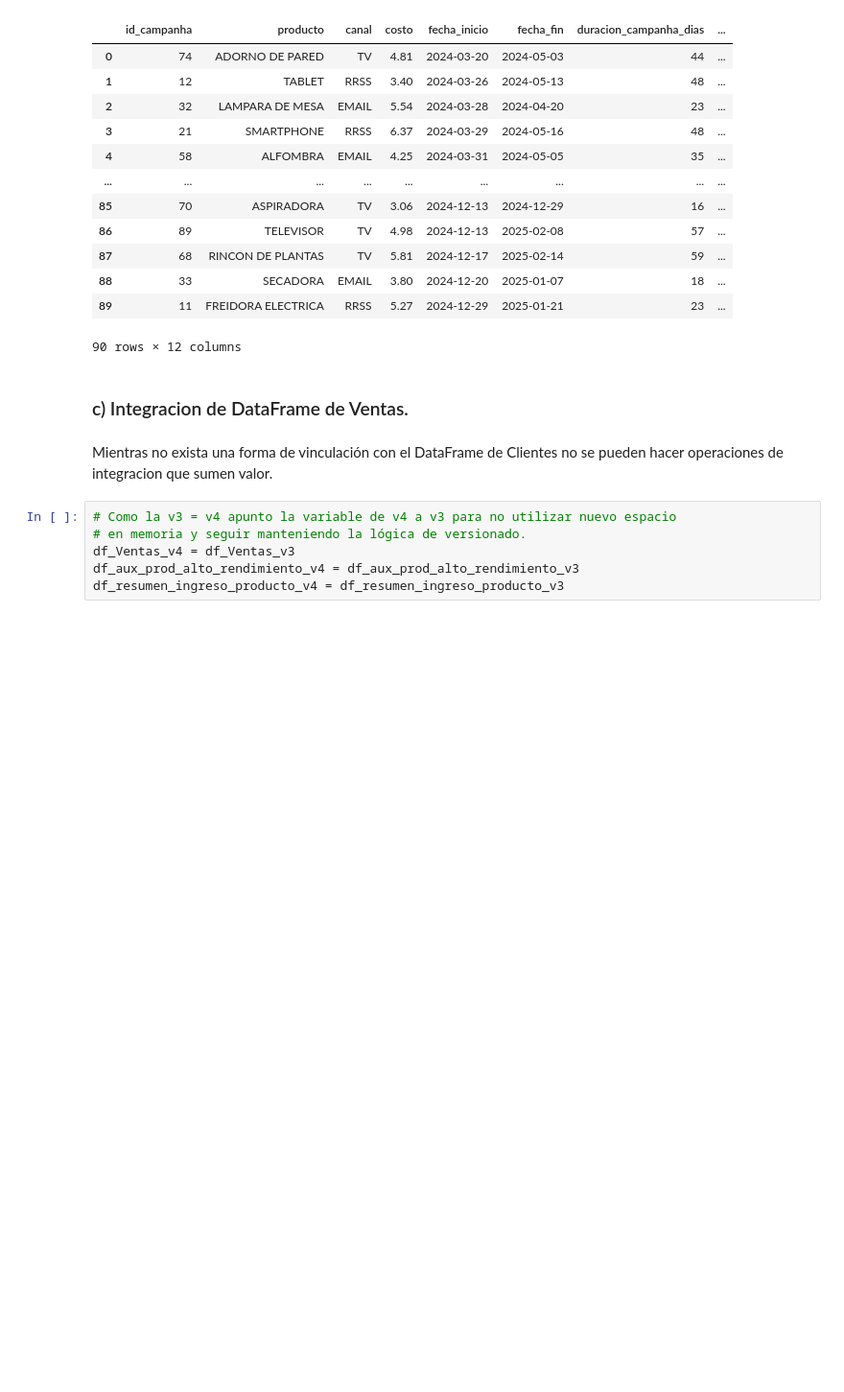
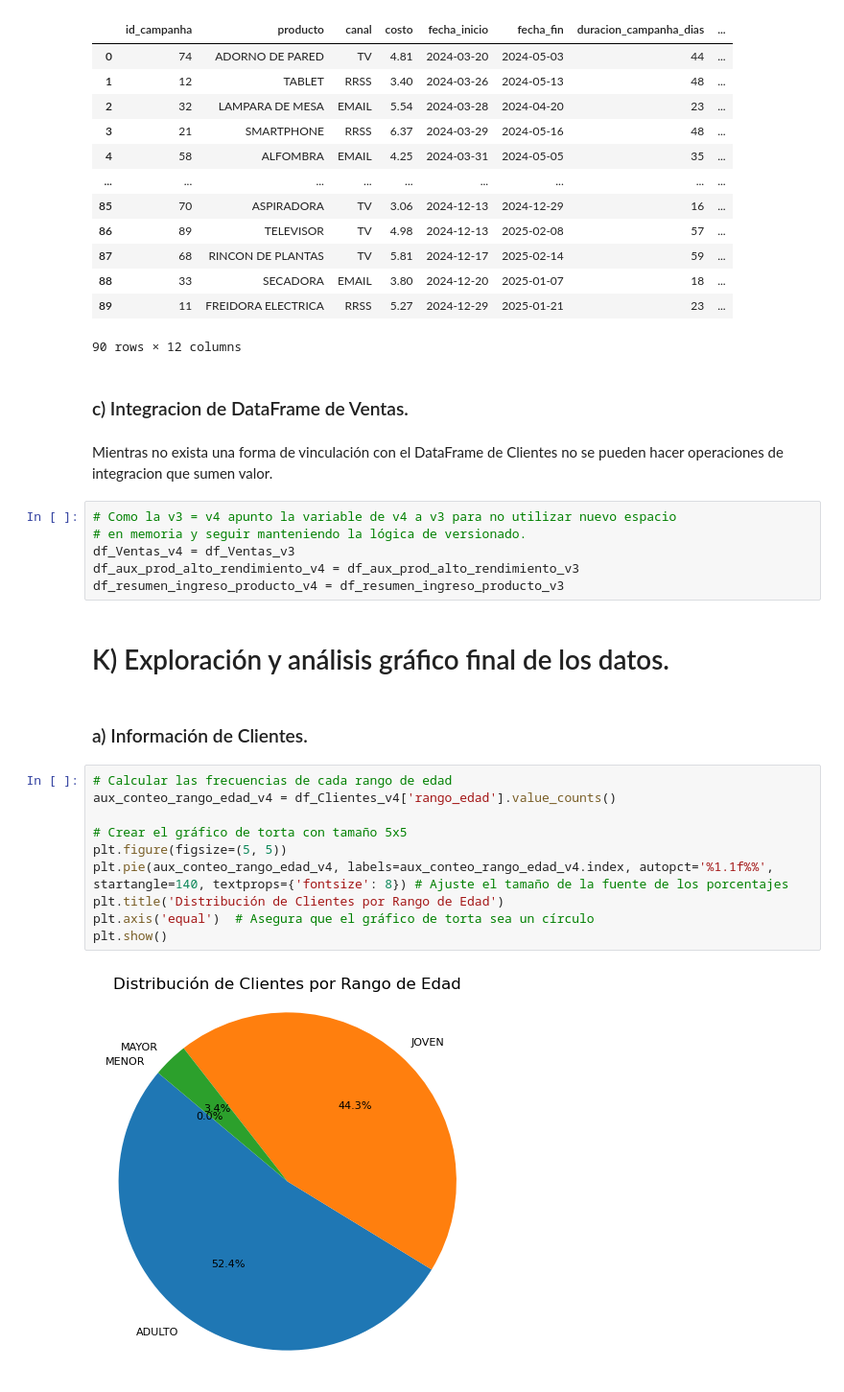
Before and after one commit to Javier-Espi/espineira_javier_C25262_TPI_Data_Analytics, a Jupyter notebook: espineira_javier_C25262_TPI_Data_Analytics_Entrega_Final.ipynb, the cells around one changed output. Shown at 96% size. Cells and saved outputs as stored; diff of their text form; blank space fills up the shorter version.

```diff
--- a/espineira_javier_C25262_TPI_Data_Analytics_Entrega_Final.ipynb
+++ b/espineira_javier_C25262_TPI_Data_Analytics_Entrega_Final.ipynb
@@ -2096,3 +2103,19 @@ Mientras no exista una forma de vinculación con el DataFrame de Clientes no se
 df_Ventas_v4 = df_Ventas_v3
 df_aux_prod_alto_rendimiento_v4 = df_aux_prod_alto_rendimiento_v3
 df_resumen_ingreso_producto_v4 = df_resumen_ingreso_producto_v3
+# %% [markdown]
+# K) Exploración y análisis gráfico final de los datos.
+# %% [markdown]
+### a) Información de Clientes.
+# %%
+# Calcular las frecuencias de cada rango de edad
+aux_conteo_rango_edad_v4 = df_Clientes_v4['rango_edad'].value_counts()
+
+# Crear el gráfico de torta con tamaño 5x5
+plt.figure(figsize=(5, 5))
+plt.pie(aux_conteo_rango_edad_v4, labels=aux_conteo_rango_edad_v4.index, autopct='%1.1f%%', startangle=140, textprops={'fontsize': 8}) # Ajuste el tamaño de la fuente de los porcentajes
+plt.title('Distribución de Clientes por Rango de Edad')
+plt.axis('equal')  # Asegura que el gráfico de torta sea un círculo
+plt.show()
+# %% [output]
+[figure, added]
```
Also changed, not shown: parts of 21 cells of this notebook.
